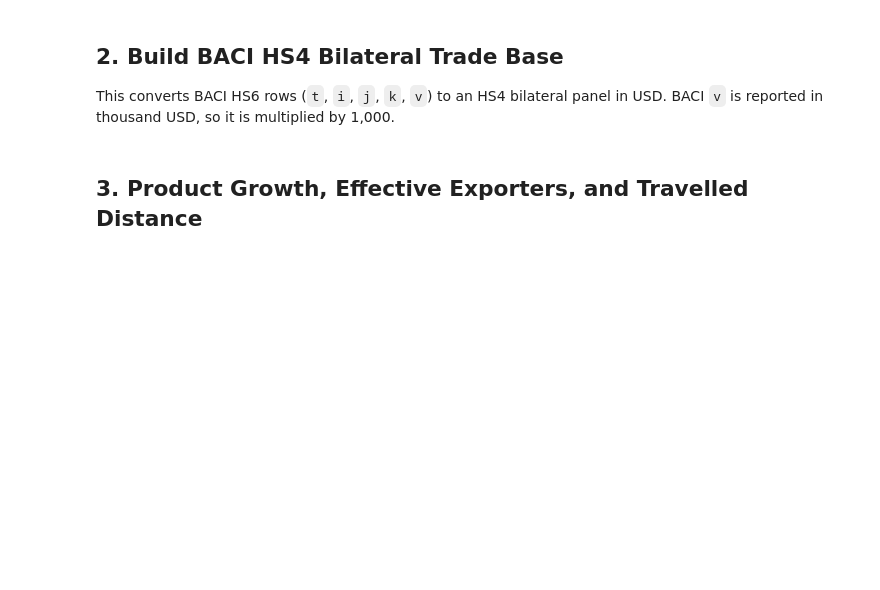
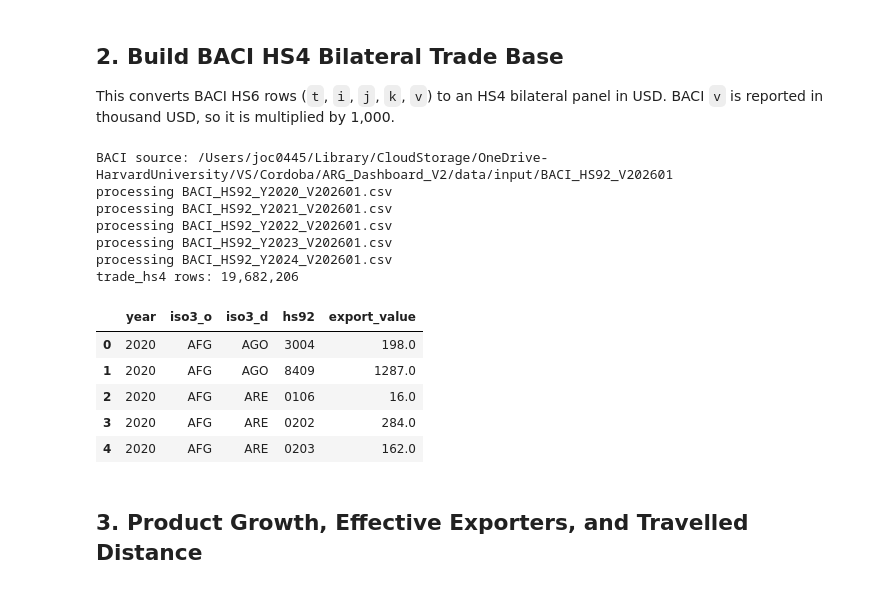
Before and after one commit to jcanas21/GL_argentina_opportunities, a Jupyter notebook: code/data_processing.ipynb, the cells around one changed output. Saved outputs shown, nothing was run; the diff lists cells and outputs as text; code cells hidden in the pictures; blank space fills up the shorter version.

```diff
--- a/code/data_processing.ipynb
+++ b/code/data_processing.ipynb
@@ -100,47 +110,47 @@ for f in baci_files:
         chunk = chunk[chunk['year'].isin(YEARS)].copy()
         if chunk.empty:
             continue
         chunk['iso3_o'] = pd.to_numeric(chunk['i'], errors='coerce').astype('Int64').map(code_to_iso3)
         chunk['iso3_d'] = pd.to_numeric(chunk['j'], errors='coerce').astype('Int64').map(code_to_iso3)
         chunk['hs92'] = (
             chunk['k'].astype(str)
             .str.replace(r'\.0$', '', regex=True)
             .str.replace(r'\D', '', regex=True)
             .str.zfill(6)
             .str[:4]
         )
         chunk['export_value'] = pd.to_numeric(chunk['v'], errors='coerce').fillna(0.0) * 1000.0
         chunk = chunk[
             chunk['iso3_o'].isin(valid_countries)
             & chunk['iso3_d'].isin(valid_countries)
             & chunk['hs92'].str.match(r'^\d{4}$', na=False)
             & ~chunk['hs92'].isin(['9999', 'XXXX'])
         ]
         if chunk.empty:
             continue
         parts.append(chunk.groupby(['year', 'iso3_o', 'iso3_d', 'hs92'], as_index=False)['export_value'].sum())
 
 trade_hs4 = pd.concat(parts, ignore_index=True)
 trade_hs4 = trade_hs4.groupby(['year', 'iso3_o', 'iso3_d', 'hs92'], as_index=False)['export_value'].sum()
 trade_hs4.to_csv(INTERMEDIATE / 'trade_hs4_baci_2020_2024.csv', index=False)
 
-# App-compatible copy used by dashboard helpers and deployment.
-app_trade = trade_hs4.rename(columns={
-    'iso3_o': 'country_iso3_code',
-    'iso3_d': 'partner_iso3_code',
-    'hs92': 'product_hs92_code',
-})
-app_trade['country_id'] = 0
-app_trade['partner_country_id'] = 0
-app_trade['product_id'] = 0
-app_trade['import_value'] = app_trade['export_value']
-app_trade = app_trade[
-    ['country_id', 'country_iso3_code', 'partner_country_id', 'partner_iso3_code', 'product_id', 'product_hs92_code', 'year', 'export_value', 'import_value']
-]
-app_trade.to_csv(INPUT / 'hs92_country_country_product_year_6_2020_2024.csv', index=False)
 
 print(f'trade_hs4 rows: {len(trade_hs4):,}')
 trade_hs4.head()
+# %% [output]
+BACI source: /Users/joc0445/Library/CloudStorage/OneDrive-HarvardUniversity/VS/Cordoba/ARG_Dashboard_V2/data/input/BACI_HS92_V202601
+processing BACI_HS92_Y2020_V202601.csv
+processing BACI_HS92_Y2021_V202601.csv
+processing BACI_HS92_Y2022_V202601.csv
+processing BACI_HS92_Y2023_V202601.csv
+processing BACI_HS92_Y2024_V202601.csv
+trade_hs4 rows: 19,682,206
+|  | year | iso3_o | iso3_d | hs92 | export_value |
+| 0 | 2020 | AFG | AGO | 3004 | 198.0 |
+| 1 | 2020 | AFG | AGO | 8409 | 1287.0 |
+| 2 | 2020 | AFG | ARE | 0106 | 16.0 |
+| 3 | 2020 | AFG | ARE | 0202 | 284.0 |
+| 4 | 2020 | AFG | ARE | 0203 | 162.0 |
 # %% [markdown]
 ## 3. Product Growth, Effective Exporters, and Travelled Distance
 # %%
```
Also changed, not shown: parts of 11 cells of this notebook, 7 other files.
